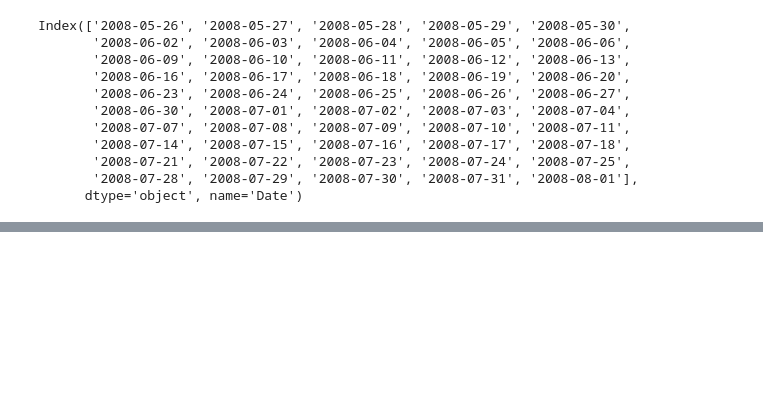
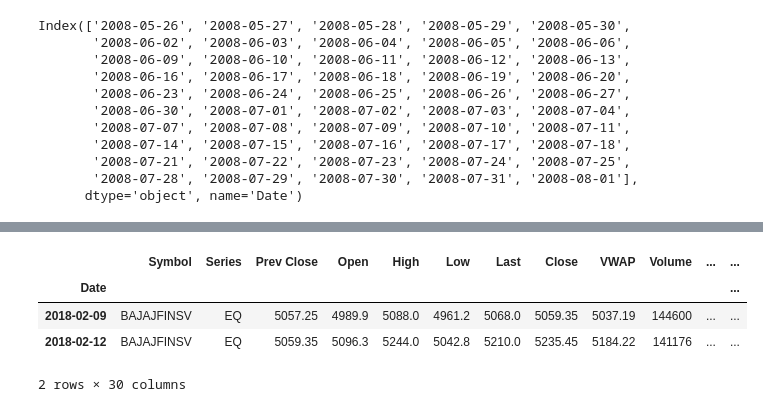
Before and after one commit to VirajThakur03/Predict-Stock-Prices-using-Time-Series-Analysis, a Jupyter notebook: Time_Series_Nifty_Bajaj_deploy.ipynb, the cells around one changed output, grey strips where cells are left out. Cells and saved outputs as stored; diff of their text form; code cells hidden in the pictures; blank space fills up the shorter version.

```diff
--- a/Time_Series_Nifty_Bajaj_deploy.ipynb
+++ b/Time_Series_Nifty_Bajaj_deploy.ipynb
@@ -251,0 +487,8 @@ fig.update_layout(xaxis_rangeslider_visible=False)
+# %%
+testing_data.head(2)
+# %% [output]
+|  | Symbol | Series | Prev Close | Open | High | Low | Last | Close | VWAP | Volume | ... | ... |
+| Date |  |  |  |  |  |  |  |  |  |  |  | ... |
+| 2018-02-09 | BAJAJFINSV | EQ | 5057.25 | 4989.9 | 5088.0 | 4961.2 | 5068.0 | 5059.35 | 5037.19 | 144600 | ... | ... |
+| 2018-02-12 | BAJAJFINSV | EQ | 5059.35 | 5096.3 | 5244.0 | 5042.8 | 5210.0 | 5235.45 | 5184.22 | 141176 | ... | ... |
+2 rows × 30 columns
```
Also changed, not shown: parts of 33 cells of this notebook.
